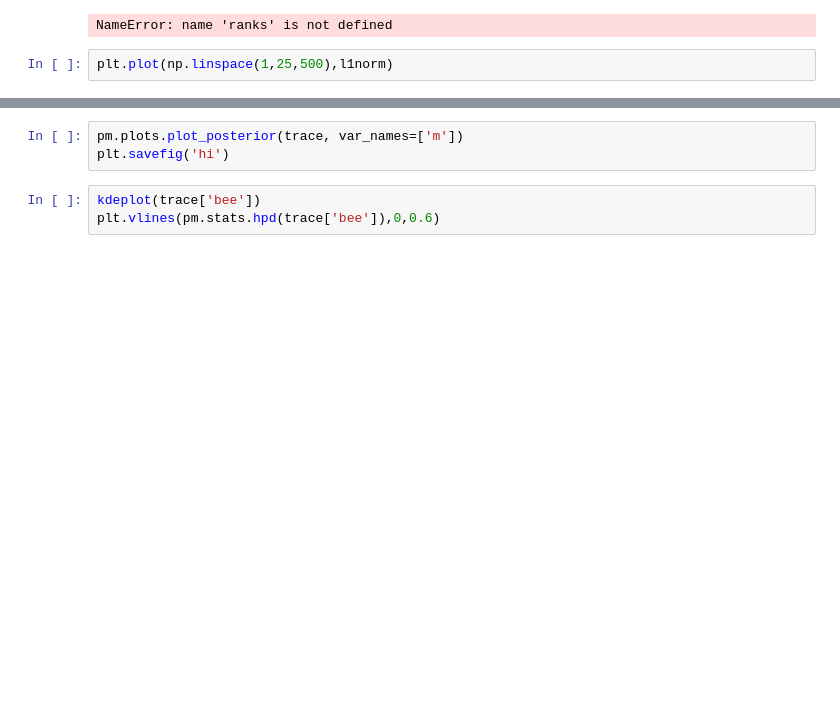
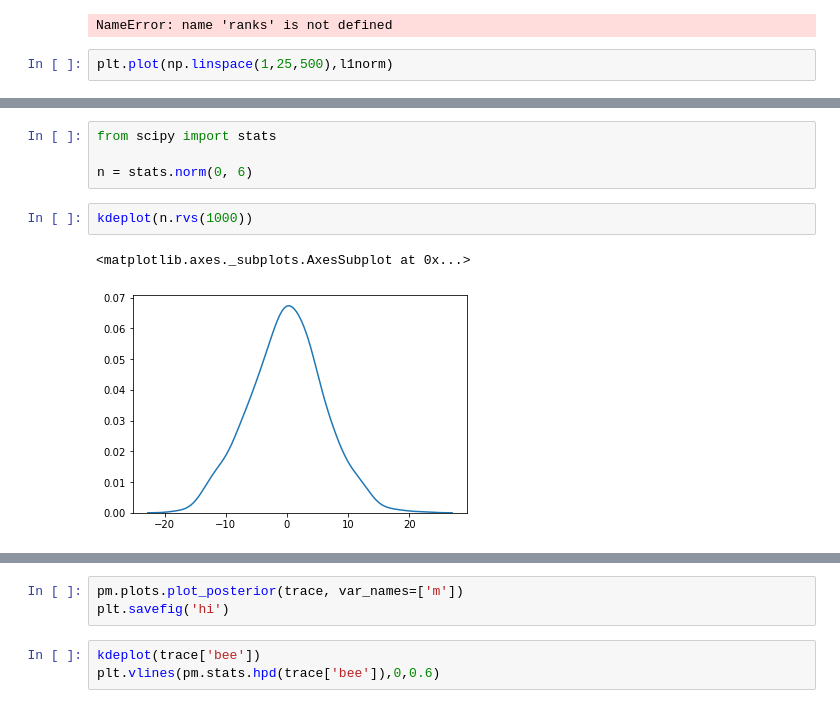
Before and after one commit to ljmartin/molrec, a Jupyter notebook: time_split/code_scrapbook.ipynb, the cells around one changed output, grey strips where cells are left out. Cells and saved outputs as stored; diff of their text form; blank space fills up the shorter version.

```diff
--- a/time_split/code_scrapbook.ipynb
+++ b/time_split/code_scrapbook.ipynb
@@ -140,3 +230,12 @@ Auto-assigning NUTS sampler...
 Initializing NUTS using jitter+adapt_diag...
 Multiprocess sampling (2 chains in 2 jobs)
 NUTS: [bee, m]
+# %%
+from scipy import stats
+
+n = stats.norm(0, 6)
+# %%
+kdeplot(n.rvs(1000))
+# %% [output]
+<matplotlib.axes._subplots.AxesSubplot at 0x...>
+[figure, added]
```
Also changed, not shown: parts of 19 cells of this notebook, 13 other files.
